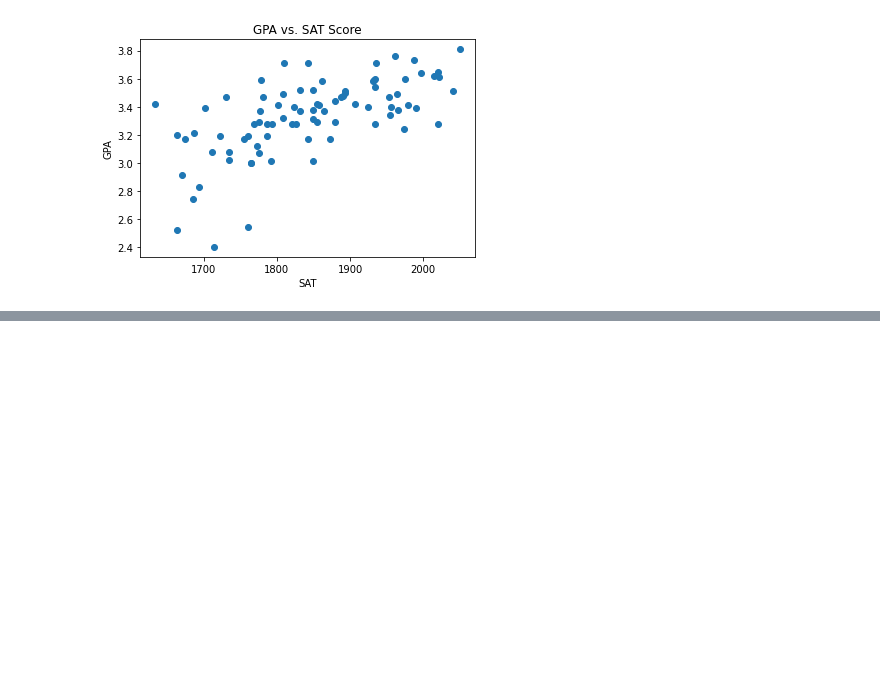
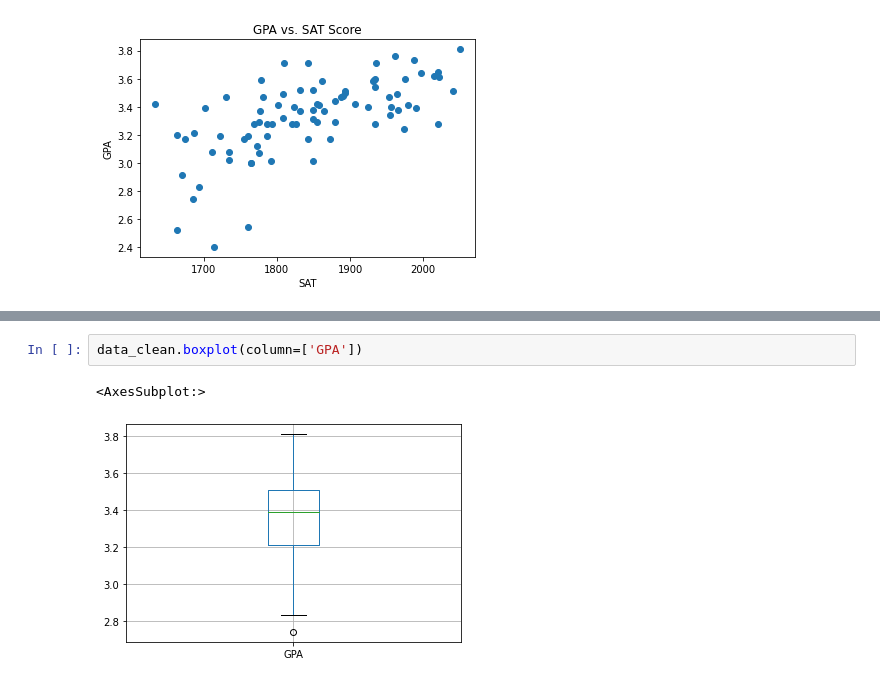
Before and after one commit to Ali-Rizvi-1/Simple-Linear-Regression-Model, a Jupyter notebook: main.ipynb, the cells around one changed output, grey strips where cells are left out. Saved outputs shown, nothing was run; the diff lists cells and outputs as text; blank space fills up the shorter version.

```diff
--- a/main.ipynb
+++ b/main.ipynb
@@ -28,0 +64,5 @@ plt.show()
+# %%
+data_clean.boxplot(column=['GPA'])
+# %% [output]
+<AxesSubplot:>
+[figure, added]
```
Also changed, not shown: parts of 9 cells of this notebook.
